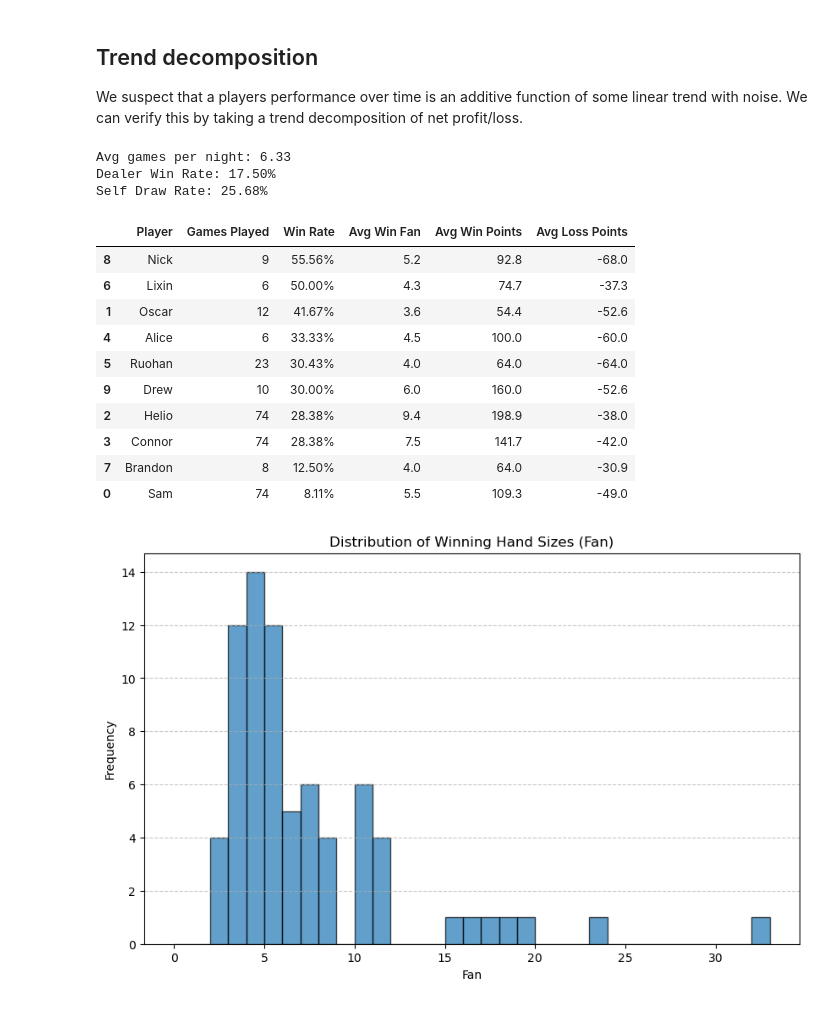
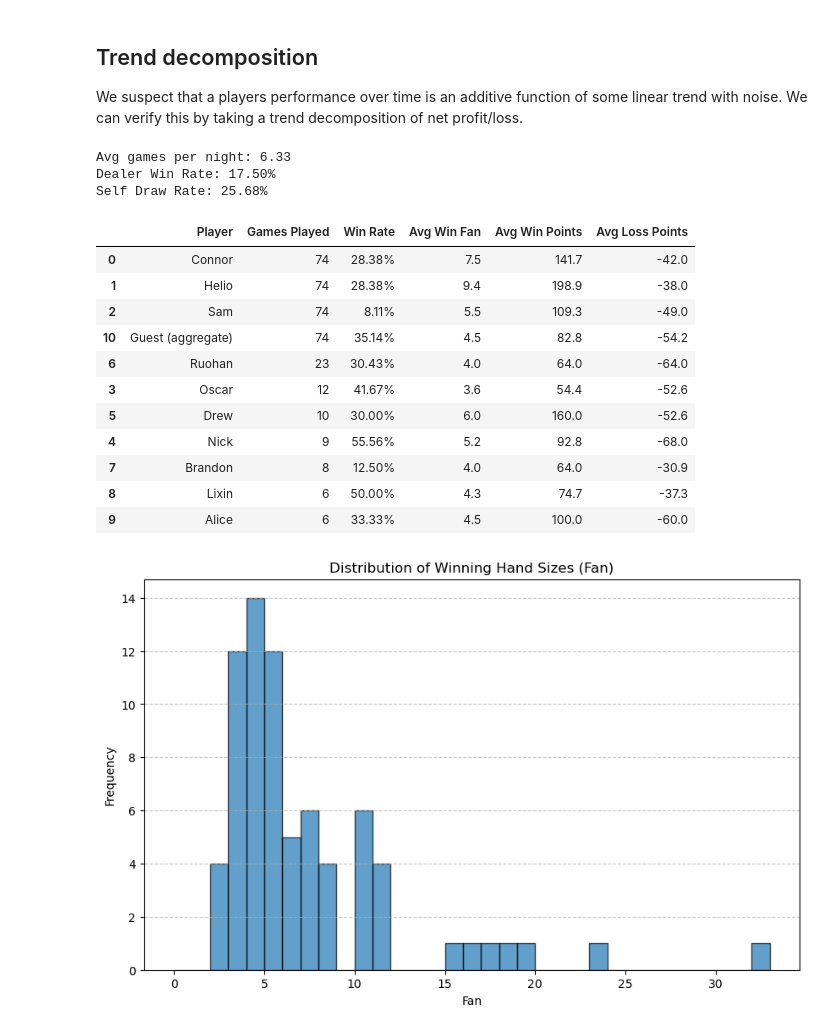
Before and after one commit to Conair94/Lifetime-Mahjong-Performance, a Jupyter notebook: Season 2 Data/Processing.ipynb, the cells around one changed output. Drawn from its saved outputs; the diff is of its cells as text; code cells hidden in the pictures.

Commit message:
resorted players and added guest aggregate

```diff
--- a/Season 2 Data/Processing.ipynb
+++ b/Season 2 Data/Processing.ipynb
@@ -122,9 +122,11 @@ else:
     self_draw_rate = 0
 print(f"Self Draw Rate: {self_draw_rate:.2%}")
 
-# 4. Player Stats (Win Rate, Avg Fan)
+# 4. Player Stats (Win Rate, Avg Fan, Points)
 player_stats = []
-all_players_list = ['sam','oscar','helio','connor','alice','ruohan','lixin','brandon','nick','drew']
+big3 = ['connor','helio','sam']
+guests = ['oscar','nick','drew','ruohan','brandon','lixin','alice']
+all_players_list = big3 + guests
 
 for p in all_players_list:
     p_data = df_data[p].dropna()
@@ -133,45 +135,71 @@ for p in all_players_list:
         wins = p_data[p_data > 0]
         losses = p_data[p_data < 0]
         win_rate = len(wins) / games_played
 
         # Avg Fan when winning
         win_indices = wins.index
         avg_win_fan = df_data.loc[win_indices, 'fan'].mean()
 
         # Avg Points
         avg_win_points = wins.mean() if not wins.empty else 0
         avg_loss_points = losses.mean() if not losses.empty else 0
 
         player_stats.append({
             'Player': p.capitalize(),
             'Games Played': games_played,
             'Win Rate': win_rate,
             'Avg Win Fan': f"{avg_win_fan:.1f}" if not pd.isna(avg_win_fan) else "0.0",
             'Avg Win Points': f"{avg_win_points:.1f}",
             'Avg Loss Points': f"{avg_loss_points:.1f}"
         })
 
+# Guest Aggregate Stats
+guest_series_list = [df_data[g].dropna() for g in guests]
+guest_data = pd.concat(guest_series_list)
+games_played = len(guest_data)
+if games_played > 0:
+    wins = guest_data[guest_data > 0]
+    losses = guest_data[guest_data < 0]
+    win_rate = len(wins) / games_played
+
+    # Avg Fan (using indices from concatenated series)
+    win_indices = wins.index
+    avg_win_fan = df_data.loc[win_indices, 'fan'].mean()
+
+    avg_win_points = wins.mean() if not wins.empty else 0
+    avg_loss_points = losses.mean() if not losses.empty else 0
+
+    player_stats.append({
+        'Player': 'Guest (aggregate)',
+        'Games Played': games_played,
+        'Win Rate': win_rate,
+        'Avg Win Fan': f"{avg_win_fan:.1f}" if not pd.isna(avg_win_fan) else "0.0",
+        'Avg Win Points': f"{avg_win_points:.1f}",
+        'Avg Loss Points': f"{avg_loss_points:.1f}"
+    })
+
 stats_df = pd.DataFrame(player_stats)
-# Sort by Win Rate descending
-stats_df = stats_df.sort_values(by='Win Rate', ascending=False)
+# Sort by Games Played descending
+stats_df = stats_df.sort_values(by='Games Played', ascending=False)
 # Format Win Rate as percentage for display
 stats_df['Win Rate'] = stats_df['Win Rate'].map(lambda x: f"{x:.2%}")
 display(stats_df)
 # %% [output]
 Avg games per night: 6.33
 Dealer Win Rate: 17.50%
 Self Draw Rate: 25.68%
 |  | Player | Games Played | Win Rate | Avg Win Fan | Avg Win Points | Avg Loss Points |
-| 8 | Nick | 9 | 55.56% | 5.2 | 92.8 | -68.0 |
-| 6 | Lixin | 6 | 50.00% | 4.3 | 74.7 | -37.3 |
-| 1 | Oscar | 12 | 41.67% | 3.6 | 54.4 | -52.6 |
-| 4 | Alice | 6 | 33.33% | 4.5 | 100.0 | -60.0 |
-| 5 | Ruohan | 23 | 30.43% | 4.0 | 64.0 | -64.0 |
-| 9 | Drew | 10 | 30.00% | 6.0 | 160.0 | -52.6 |
-| 2 | Helio | 74 | 28.38% | 9.4 | 198.9 | -38.0 |
-| 3 | Connor | 74 | 28.38% | 7.5 | 141.7 | -42.0 |
+| 0 | Connor | 74 | 28.38% | 7.5 | 141.7 | -42.0 |
+| 1 | Helio | 74 | 28.38% | 9.4 | 198.9 | -38.0 |
+| 2 | Sam | 74 | 8.11% | 5.5 | 109.3 | -49.0 |
+| 10 | Guest (aggregate) | 74 | 35.14% | 4.5 | 82.8 | -54.2 |
+| 6 | Ruohan | 23 | 30.43% | 4.0 | 64.0 | -64.0 |
+| 3 | Oscar | 12 | 41.67% | 3.6 | 54.4 | -52.6 |
+| 5 | Drew | 10 | 30.00% | 6.0 | 160.0 | -52.6 |
+| 4 | Nick | 9 | 55.56% | 5.2 | 92.8 | -68.0 |
 | 7 | Brandon | 8 | 12.50% | 4.0 | 64.0 | -30.9 |
-| 0 | Sam | 74 | 8.11% | 5.5 | 109.3 | -49.0 |
+| 8 | Lixin | 6 | 50.00% | 4.3 | 74.7 | -37.3 |
+| 9 | Alice | 6 | 33.33% | 4.5 | 100.0 | -60.0 |
 # %%
 # Histogram of Winning Hand Sizes (Fan)
 plt.figure(figsize=(10, 6))
```
Also changed, not shown: 2 other files.
